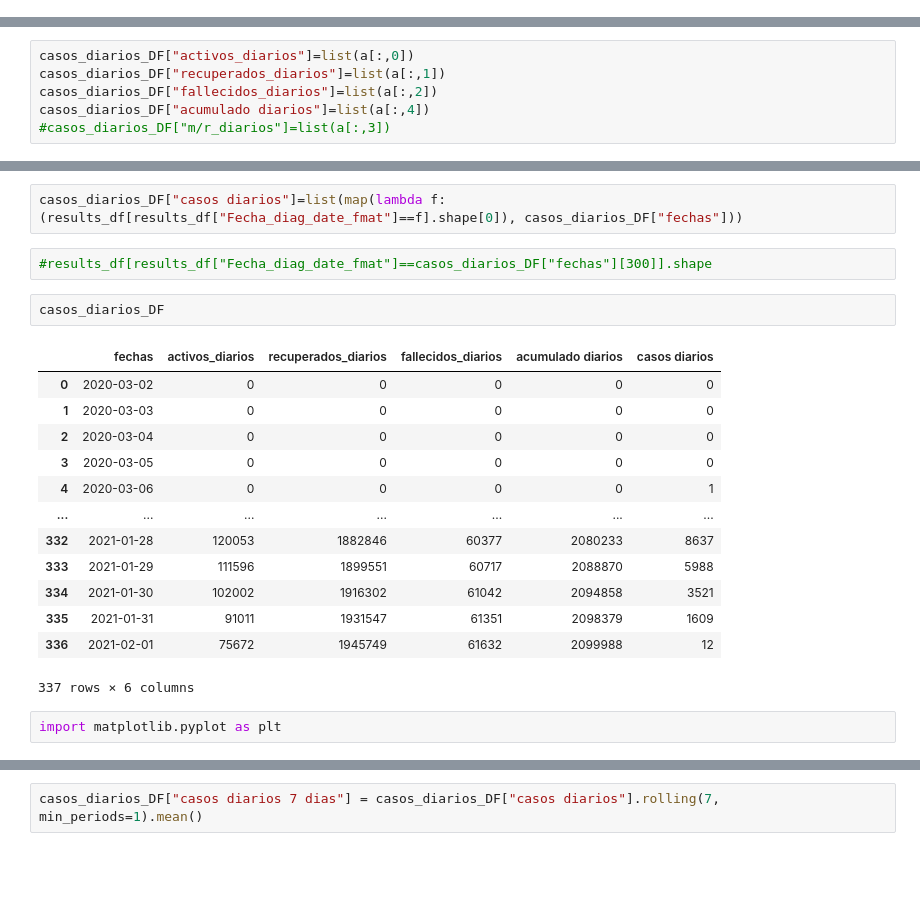
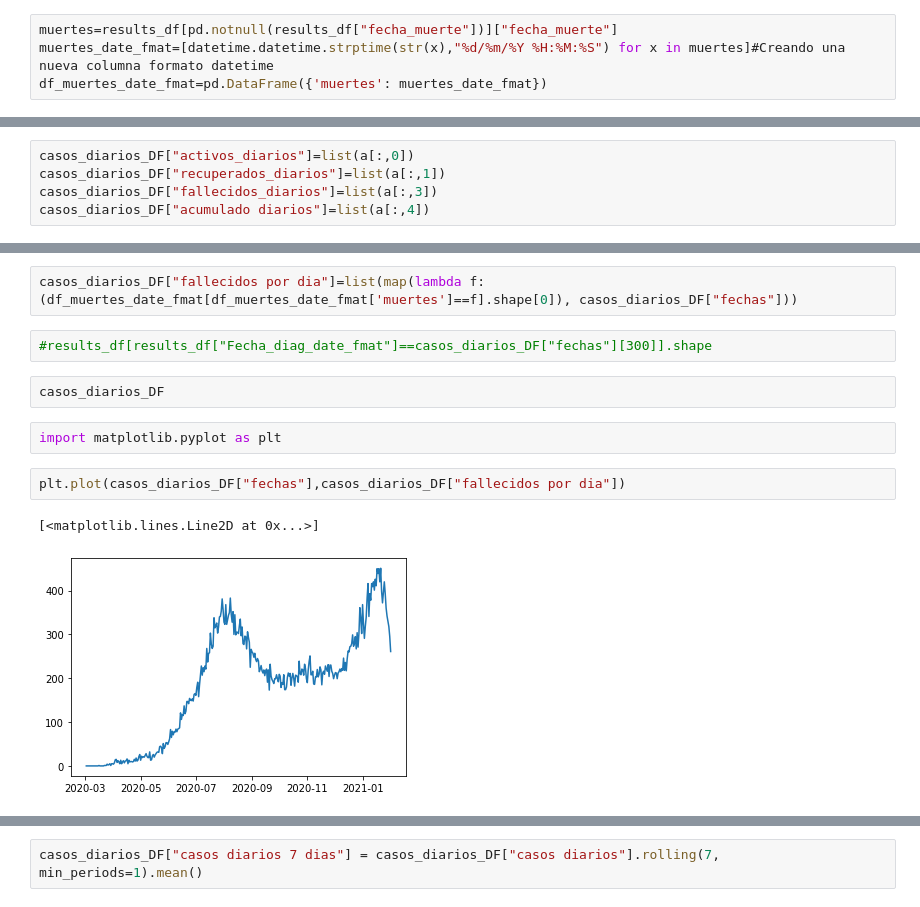
Before and after one commit to tesis-SP-SQ/Tesis, a Jupyter notebook: pre_procesamiento.ipynb, the cells around one changed output, grey strips where cells are left out. Saved outputs shown, nothing was run; the diff lists cells and outputs as text; blank space fills up the shorter version.

```diff
--- a/pre_procesamiento.ipynb
+++ b/pre_procesamiento.ipynb
@@ -54,3 +55,7 @@ results_df["Fecha_M/R_date_fmat"]=[datetime.datetime.strptime(str(x),"%d/%m/%Y %
+# %%
+muertes=results_df[pd.notnull(results_df["fecha_muerte"])]["fecha_muerte"]
+muertes_date_fmat=[datetime.datetime.strptime(str(x),"%d/%m/%Y %H:%M:%S") for x in muertes]#Creando una nueva columna formato datetime
+df_muertes_date_fmat=pd.DataFrame({'muertes': muertes_date_fmat})
 # %%
 results_df.head()
 # %% [output]
@@ -96,9 +95,8 @@ a=np.array(list(map(ta_todo, casos_diarios_DF["fechas"])))
 # %%
 casos_diarios_DF["activos_diarios"]=list(a[:,0])
 casos_diarios_DF["recuperados_diarios"]=list(a[:,1])
-casos_diarios_DF["fallecidos_diarios"]=list(a[:,2])
+casos_diarios_DF["fallecidos_diarios"]=list(a[:,3])
 casos_diarios_DF["acumulado diarios"]=list(a[:,4])
-#casos_diarios_DF["m/r_diarios"]=list(a[:,3])
 # %%
 #casos_diarios_DF["comprobacion"]=list(map(lambda x, y, z: x+y==z, casos_diarios_DF["recuperados_diarios"],casos_diarios_DF["fallecidos_diarios"],casos_diarios_DF["m/r_diarios"]))
 # %%
@@ -106,24 +108,15 @@ casos_diarios_DF["acumulado diarios"]=list(a[:,4])
 # %%
-casos_diarios_DF["casos diarios"]=list(map(lambda f: (results_df[results_df["Fecha_diag_date_fmat"]==f].shape[0]), casos_diarios_DF["fechas"]))
+casos_diarios_DF["fallecidos por dia"]=list(map(lambda f: (df_muertes_date_fmat[df_muertes_date_fmat['muertes']==f].shape[0]), casos_diarios_DF["fechas"]))
 # %%
 #results_df[results_df["Fecha_diag_date_fmat"]==casos_diarios_DF["fechas"][300]].shape
 # %%
 casos_diarios_DF
-# %% [output]
-|  | fechas | activos_diarios | recuperados_diarios | fallecidos_diarios | acumulado diarios | casos diarios |
-| 0 | 2020-03-02 | 0 | 0 | 0 | 0 | 0 |
-| 1 | 2020-03-03 | 0 | 0 | 0 | 0 | 0 |
-| 2 | 2020-03-04 | 0 | 0 | 0 | 0 | 0 |
-| 3 | 2020-03-05 | 0 | 0 | 0 | 0 | 0 |
-| 4 | 2020-03-06 | 0 | 0 | 0 | 0 | 1 |
-| ... | ... | ... | ... | ... | ... | ... |
-| 332 | 2021-01-28 | 120053 | 1882846 | 60377 | 2080233 | 8637 |
-| 333 | 2021-01-29 | 111596 | 1899551 | 60717 | 2088870 | 5988 |
-| 334 | 2021-01-30 | 102002 | 1916302 | 61042 | 2094858 | 3521 |
-| 335 | 2021-01-31 | 91011 | 1931547 | 61351 | 2098379 | 1609 |
-| 336 | 2021-02-01 | 75672 | 1945749 | 61632 | 2099988 | 12 |
-337 rows × 6 columns
 # %%
 import matplotlib.pyplot as plt
+# %%
+plt.plot(casos_diarios_DF["fechas"],casos_diarios_DF["fallecidos por dia"])
+# %% [output]
+[<matplotlib.lines.Line2D at 0x...>]
+[figure, added]
 # %%
 plt.plot(casos_diarios_DF["fechas"],casos_diarios_DF["activos_diarios"])
```
Also changed, not shown: parts of 24 cells of this notebook.
